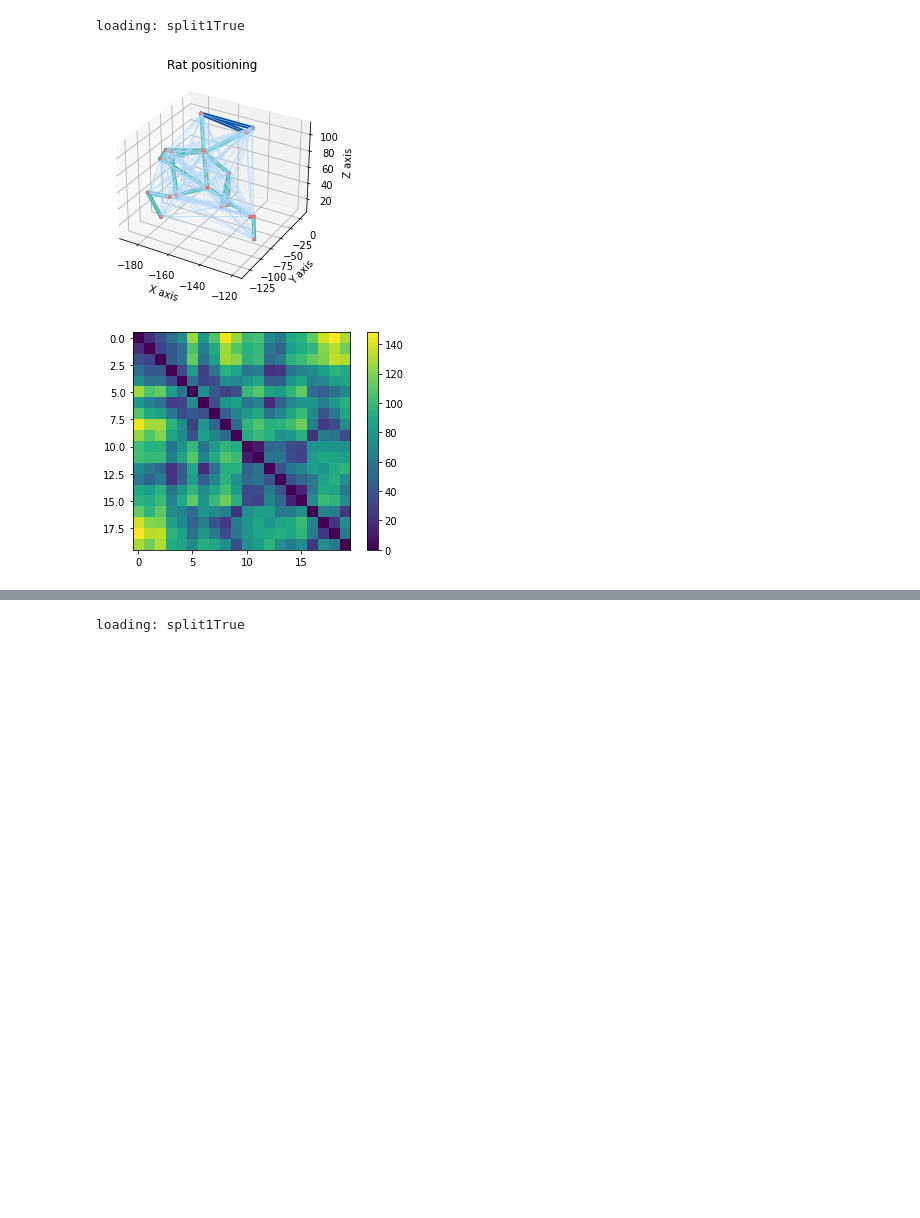
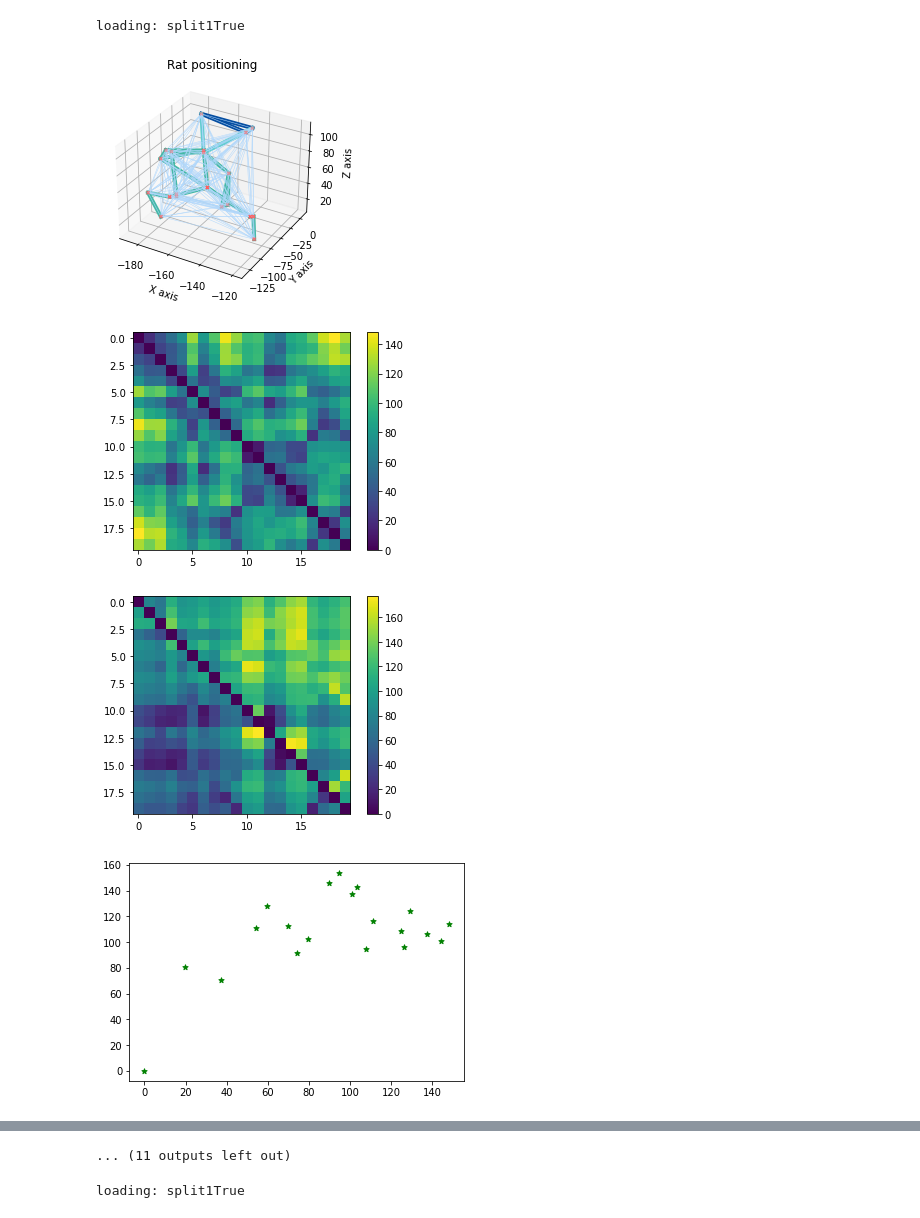
Before and after one commit to AlexKaiLe/Harvard, a Jupyter notebook: skeleton.ipynb, the cells around one changed output, grey strips where cells are left out. Saved outputs shown, nothing was run; the diff lists cells and outputs as text; code cells hidden in the pictures; blank space fills up the shorter version.

Commit message:
dist vs angle

```diff
--- a/skeleton.ipynb
+++ b/skeleton.ipynb
@@ -247,10 +218,31 @@ def count(indicies, bins):
-# %%
-mat = loadMatFile('split1True')
-for i in range (1):
-    dist = plotKnownOrder(mat, i)
-    heatMap(dist)
-    # angleHeatMap(mat, i)
-# %% [output]
-loading: split1True
-[figure, removed]
-[figure, removed]
+# %%
+def getRelAngles(matFile, numb):
+    mat = matFile[numb]
+    x = np.array(mat[0])
+    y = np.array(mat[1])
+    z = np.array(mat[2])
+    ba = np.array([0.0, 0.0, 1.0])
+    angles = []
+
+    for i in range(len(x)):
+        b = np.array([x[i], y[i], z[i]])
+        temp = []
+        for j in range(len(y)):
+            c = np.array([x[j], y[j], z[j]])
+            if not np.array_equal(b, c):
+                # c = np.array(c)
+                bc = c - b
+                cosine = np.dot(ba, bc) / (np.linalg.norm(ba) * np.linalg.norm(bc))
+                angle = np.arccos(cosine)
+                angle = np.degrees(angle)
+                temp.append(angle)
+            else:
+                temp.append(0)
+        angles.append(temp)
+    heatMap(angles)
+    return angles
+
+# def angleHeatMap(mat_file, numb):
+#     # angles = getAngles(mat_file, numb)
+#     angles = getRelAngles(mat_file, numb)
+#     heatMap(angles)
@@ -256,0 +272,16 @@ loading: split1True
+# %%
+mat = loadMatFile('split1True')
+# %% [output]
+loading: split1True
+# %%
+for i in range (1):
+    dist = plotKnownOrder(mat, i)
+    angles = getRelAngles(mat, i)
+    for i in range(len(dist)):
+        plt.scatter(dist[i], angles[i], label= "stars", color= "green", marker= "*", s=30)
+        plt.show()
+# %% [output]
+[figure, added]
+[figure, added]
+[figure, added]
+[figure, added]
@@ -257,2 +296,3 @@ loading: split1True
+... (11 outputs left out)
 # %%
 def plotHist(bins, count):
```
Also changed, not shown: parts of 7 cells of this notebook.
